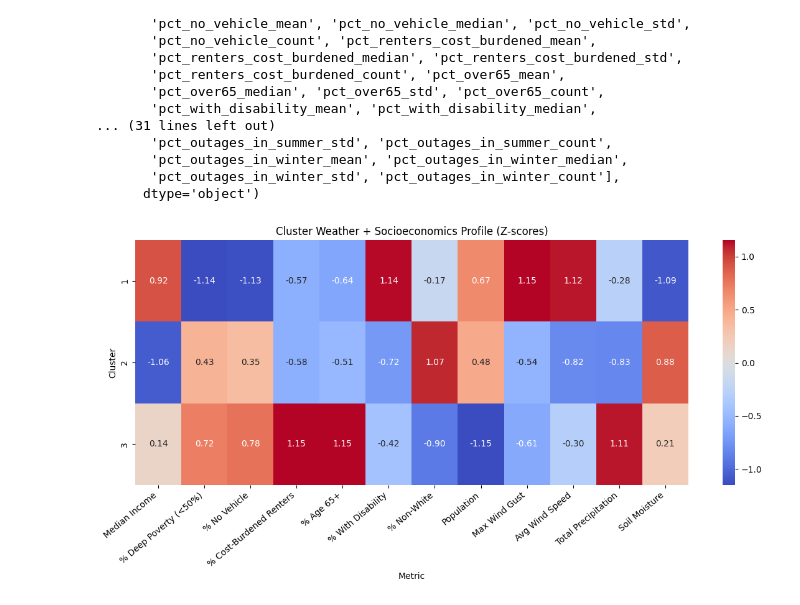
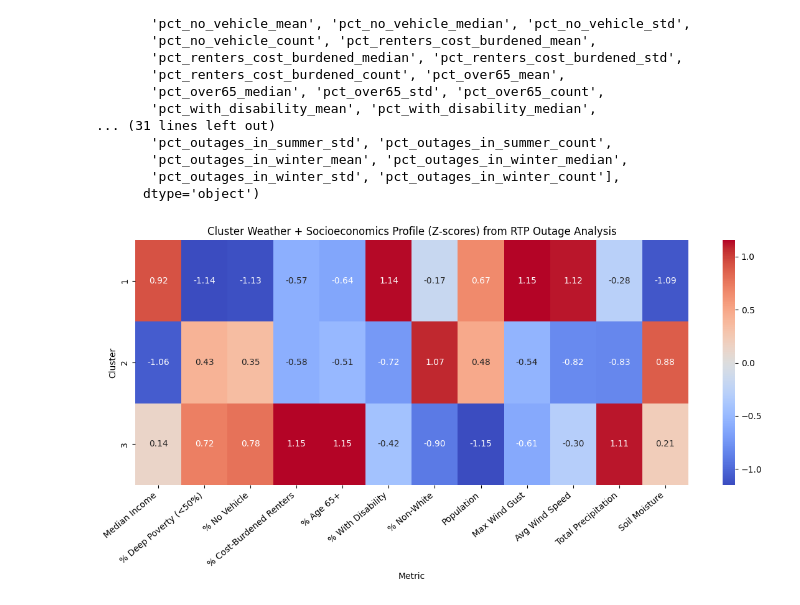
Before and after one commit to jessalynlc/MP, a Jupyter notebook: pca_outages_RTP.ipynb, the cells around one changed output. Saved outputs shown, nothing was run; the diff lists cells and outputs as text; code cells hidden in the pictures.

```diff
--- a/pca_outages_RTP.ipynb
+++ b/pca_outages_RTP.ipynb
@@ -1033,32 +1033,32 @@ label_map = {
     'pct_no_vehicle_mean': '% No Vehicle',
     'pct_renters_cost_burdened_mean': '% Cost-Burdened Renters',
     'pct_over65_mean': '% Age 65+',
     'pct_with_disability_mean': '% With Disability',
     'pct_nonwhite_mean': '% Non-White',
     'total_population_mean': 'Population',
     'max_gust_during_outage_days_mean': 'Max Wind Gust',
     'mean_wind_on_outage_days_mean': 'Avg Wind Speed',
     'total_precip_on_outage_days_mean': 'Total Precipitation',
     'mean_soilmoist_on_outage_days_mean': 'Soil Moisture'
 }
 
 heatmap_data = cluster_summary_std.set_index('cluster')[cols]
 heatmap_data = heatmap_data.rename(columns=label_map)
 
 plt.figure(figsize=(12, 6))
 sns.heatmap(heatmap_data, cmap="coolwarm", center=0, annot=True, fmt=".2f")
-plt.title("Cluster Weather + Socioeconomics Profile (Z-scores)")
+plt.title("Cluster Weather + Socioeconomics Profile (Z-scores) from RTP Outage Analysis")
 plt.xlabel("Metric")
 plt.ylabel("Cluster")
 plt.xticks(rotation=40, ha="right")
 plt.tight_layout()
 
 plt.savefig(
     'data_processed/outages_pca_results_RTP/heat_map_cluster_weather_socioeconomics.png',
     dpi=300,
     bbox_inches='tight'
 )
 
 plt.show()
 # %% [output]
-[figure, old version]
+[figure, new version]
```
Also changed, not shown: parts of 1 cell of this notebook, 8 other files.
